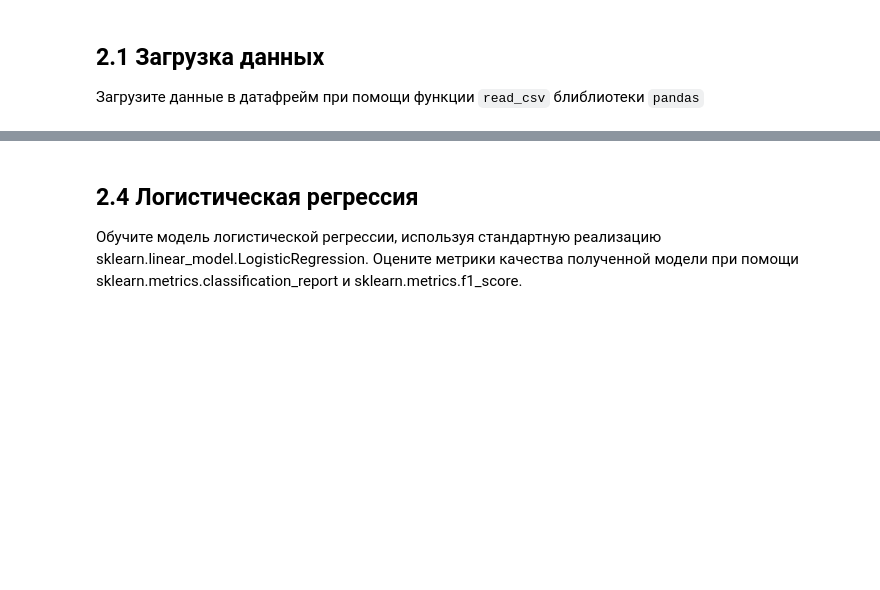
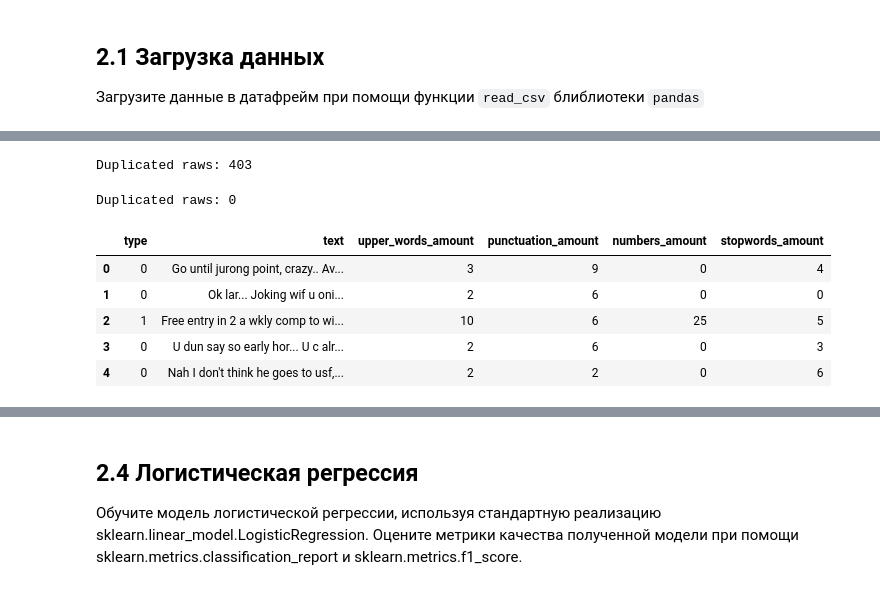
Before and after one commit to CERZAR/OIRS_HW, a Jupyter notebook: Домашнее_задание_1_Линейные_модели.ipynb, the cells around one changed output, grey strips where cells are left out. Cells and saved outputs as stored; diff of their text form; code cells hidden in the pictures; blank space fills up the shorter version.

```diff
--- a/Домашнее_задание_1_Линейные_модели.ipynb
+++ b/Домашнее_задание_1_Линейные_модели.ipynb
@@ -368,3 +358,8 @@ RMSE Lasso: 104402.79899780868
 ## 2.1 Загрузка данных
 
 Загрузите данные в датафрейм при помощи функции `read_csv` блиблиотеки `pandas`
+# %%
+data = pd.read_csv('./data/spam.csv', usecols=['v1','v2'], encoding='latin-1')
+data = data.rename(columns = {'v1': 'type', 'v2': 'text'})
+print(f'Row count is: {len(data.axes[0])}')
+data.head()
@@ -370,0 +388,49 @@ RMSE Lasso: 104402.79899780868
+# %%
+# Проверим данные на повторы
+print(f'Duplicated raws: {data.duplicated().sum()}')
+# %% [output]
+Duplicated raws: 403
+# %%
+# Удалим их
+data.drop_duplicates(inplace=True)
+print(f'Duplicated raws: {data.duplicated().sum()}')
+# %% [output]
+Duplicated raws: 0
+# %%
+# Поскольку в СПАМ-сообщениях зачастую содержится много текста с верхним регистром или различных спец. символов - это может пригодиться при обучении моделей
+# Посчитаем колличество букв с верхним регистром
+def calc_upper_word(text):
+    res = re.findall('[A-Z]', text)
+    return res.__len__()
+
+# Посчитаем колличество специальных символов и знаков препинания
+def calc_punctuation(text):
+    res = re.findall(fr"[{re.escape(string.punctuation)}]", text)
+    return res.__len__()
+
+# Дополнительно подсчитаем количество цифр в сообщении
+def calc_numbers(text):
+    res = re.findall('[\d]', text)
+    return res.__len__()
+
+# Дополнительно подсчитаем количество стоп-слов в сообщении
+def calc_stopwords(text):
+    counter = 0
+    for word in text.split():
+        if word in stop:
+            counter += 1
+    return counter
+
+# Запишем это число как новые параметры в таблице
+data['upper_words_amount'] = data['text'].apply(calc_upper_word)
+data['punctuation_amount'] = data['text'].apply(calc_punctuation)
+data['numbers_amount'] = data['text'].apply(calc_numbers)
+data['stopwords_amount'] = data['text'].apply(calc_stopwords)
+data.head()
+# %% [output]
+|  | type | text | upper_words_amount | punctuation_amount | numbers_amount | stopwords_amount |
+| 0 | 0 | Go until jurong point, crazy.. Av... | 3 | 9 | 0 | 4 |
+| 1 | 0 | Ok lar... Joking wif u oni... | 2 | 6 | 0 | 0 |
+| 2 | 1 | Free entry in 2 a wkly comp to wi... | 10 | 6 | 25 | 5 |
+| 3 | 0 | U dun say so early hor... U c alr... | 2 | 6 | 0 | 3 |
+| 4 | 0 | Nah I don't think he goes to usf,... | 2 | 2 | 0 | 6 |
```
Also changed, not shown: parts of 17 cells of this notebook, 1 other file.
